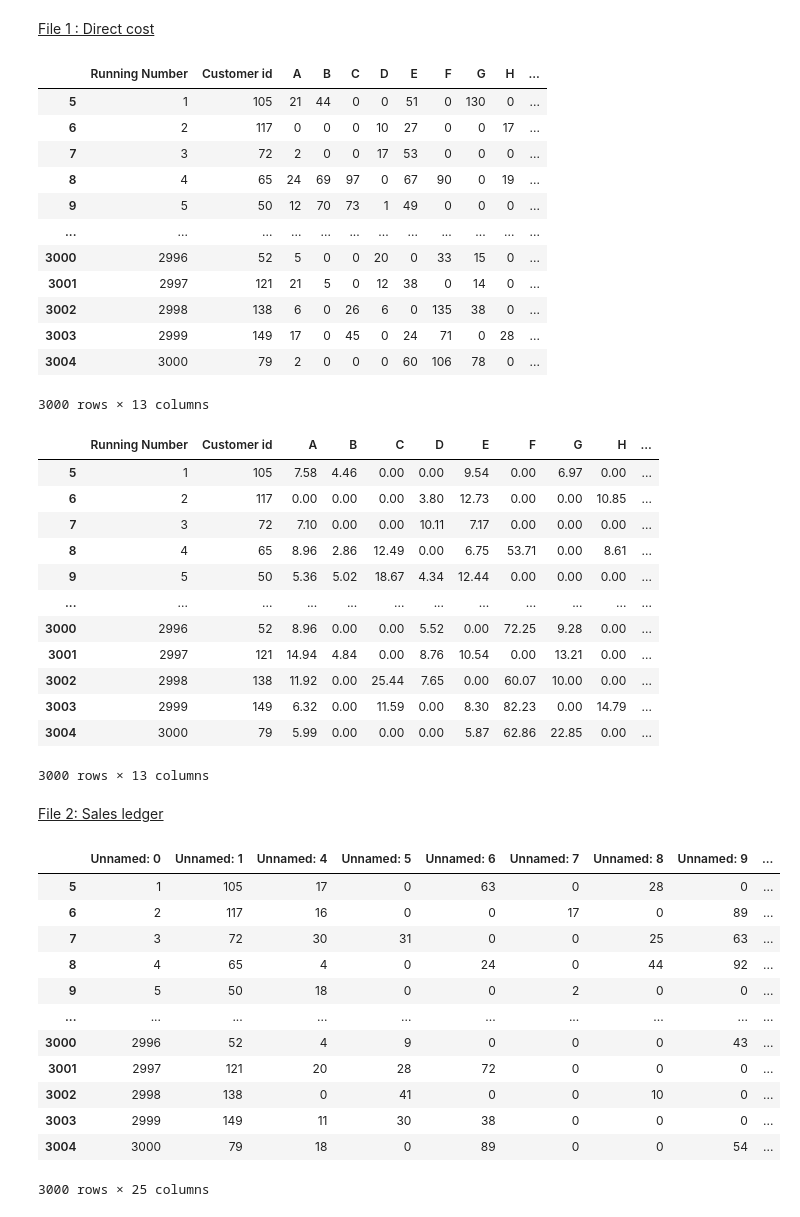
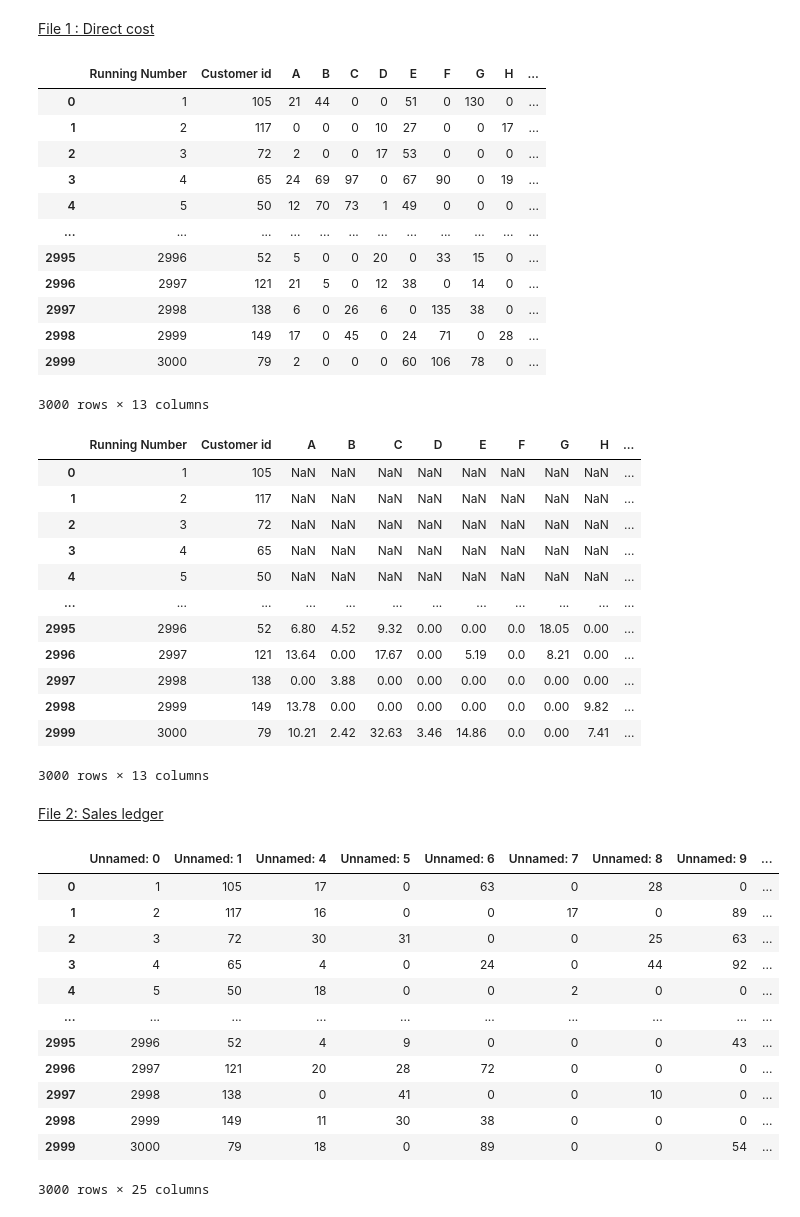
Before and after one commit to PaulineMalaguti/EBA3630, a Jupyter notebook: Customer Profitability Index/Problem 2/2customerprofitability.ipynb, the cells around one changed output. Cells and saved outputs as stored; diff of their text form; code cells hidden in the pictures.

```diff
--- a/Customer Profitability Index/Problem 2/2customerprofitability.ipynb
+++ b/Customer Profitability Index/Problem 2/2customerprofitability.ipynb
@@ -46,50 +46,52 @@ direct_cost.drop(direct_cost.head(5).index,inplace=True)
 direct_driver_used = direct_cost.iloc[:,:len(products)+2].copy()
 direct_driver_used.columns = col
 direct_driver_used = direct_driver_used.apply(lambda x: x.astype(np.int))
+direct_driver_used.reset_index(drop=True, inplace = True)
 direct_driver_used
 # %% [output]
 |  | Running Number | Customer id | A | B | C | D | E | F | G | H | ... |
-| 5 | 1 | 105 | 21 | 44 | 0 | 0 | 51 | 0 | 130 | 0 | ... |
-| 6 | 2 | 117 | 0 | 0 | 0 | 10 | 27 | 0 | 0 | 17 | ... |
-| 7 | 3 | 72 | 2 | 0 | 0 | 17 | 53 | 0 | 0 | 0 | ... |
-| 8 | 4 | 65 | 24 | 69 | 97 | 0 | 67 | 90 | 0 | 19 | ... |
-| 9 | 5 | 50 | 12 | 70 | 73 | 1 | 49 | 0 | 0 | 0 | ... |
+| 0 | 1 | 105 | 21 | 44 | 0 | 0 | 51 | 0 | 130 | 0 | ... |
+| 1 | 2 | 117 | 0 | 0 | 0 | 10 | 27 | 0 | 0 | 17 | ... |
+| 2 | 3 | 72 | 2 | 0 | 0 | 17 | 53 | 0 | 0 | 0 | ... |
+| 3 | 4 | 65 | 24 | 69 | 97 | 0 | 67 | 90 | 0 | 19 | ... |
+| 4 | 5 | 50 | 12 | 70 | 73 | 1 | 49 | 0 | 0 | 0 | ... |
 | ... | ... | ... | ... | ... | ... | ... | ... | ... | ... | ... | ... |
-| 3000 | 2996 | 52 | 5 | 0 | 0 | 20 | 0 | 33 | 15 | 0 | ... |
-| 3001 | 2997 | 121 | 21 | 5 | 0 | 12 | 38 | 0 | 14 | 0 | ... |
-| 3002 | 2998 | 138 | 6 | 0 | 26 | 6 | 0 | 135 | 38 | 0 | ... |
-| 3003 | 2999 | 149 | 17 | 0 | 45 | 0 | 24 | 71 | 0 | 28 | ... |
-| 3004 | 3000 | 79 | 2 | 0 | 0 | 0 | 60 | 106 | 78 | 0 | ... |
+| 2995 | 2996 | 52 | 5 | 0 | 0 | 20 | 0 | 33 | 15 | 0 | ... |
+| 2996 | 2997 | 121 | 21 | 5 | 0 | 12 | 38 | 0 | 14 | 0 | ... |
+| 2997 | 2998 | 138 | 6 | 0 | 26 | 6 | 0 | 135 | 38 | 0 | ... |
+| 2998 | 2999 | 149 | 17 | 0 | 45 | 0 | 24 | 71 | 0 | 28 | ... |
+| 2999 | 3000 | 79 | 2 | 0 | 0 | 0 | 60 | 106 | 78 | 0 | ... |
 3000 rows × 13 columns
 # %%
 #Dataframe for direct cost per component per order
 direct_cost_order_v1 = direct_cost.iloc[:,len(products)+2:len(products)*2+2].copy()
 info = pd.DataFrame(direct_driver_used[['Running Number', 'Customer id']])
 direct_cost_order = info.join(direct_cost_order_v1)
 direct_cost_order.columns = col
 
 # Clean the data by removing the euro, comma and - signs
 direct_cost_order= direct_cost_order.replace('\x80','',regex=True)
 direct_cost_order= direct_cost_order.replace(',','.',regex=True)
 direct_cost_order= direct_cost_order.replace('-',0,regex=True)
 
 # Convert all product columns to floats
 direct_cost_order[products] = direct_cost_order[products].apply(pd.to_numeric)
 direct_cost_order[direct_cost_order.select_dtypes(include = object).columns] = direct_cost_order.select_dtypes(include = object).apply(lambda x: x.astype(np.int))
+direct_cost_order.reset_index(drop=True, inplace = True)
 direct_cost_order
 # %% [output]
 |  | Running Number | Customer id | A | B | C | D | E | F | G | H | ... |
-| 5 | 1 | 105 | 7.58 | 4.46 | 0.00 | 0.00 | 9.54 | 0.00 | 6.97 | 0.00 | ... |
-| 6 | 2 | 117 | 0.00 | 0.00 | 0.00 | 3.80 | 12.73 | 0.00 | 0.00 | 10.85 | ... |
-| 7 | 3 | 72 | 7.10 | 0.00 | 0.00 | 10.11 | 7.17 | 0.00 | 0.00 | 0.00 | ... |
-| 8 | 4 | 65 | 8.96 | 2.86 | 12.49 | 0.00 | 6.75 | 53.71 | 0.00 | 8.61 | ... |
-| 9 | 5 | 50 | 5.36 | 5.02 | 18.67 | 4.34 | 12.44 | 0.00 | 0.00 | 0.00 | ... |
+| 0 | 1 | 105 | NaN | NaN | NaN | NaN | NaN | NaN | NaN | NaN | ... |
+| 1 | 2 | 117 | NaN | NaN | NaN | NaN | NaN | NaN | NaN | NaN | ... |
+| 2 | 3 | 72 | NaN | NaN | NaN | NaN | NaN | NaN | NaN | NaN | ... |
+| 3 | 4 | 65 | NaN | NaN | NaN | NaN | NaN | NaN | NaN | NaN | ... |
+| 4 | 5 | 50 | NaN | NaN | NaN | NaN | NaN | NaN | NaN | NaN | ... |
 | ... | ... | ... | ... | ... | ... | ... | ... | ... | ... | ... | ... |
-| 3000 | 2996 | 52 | 8.96 | 0.00 | 0.00 | 5.52 | 0.00 | 72.25 | 9.28 | 0.00 | ... |
-| 3001 | 2997 | 121 | 14.94 | 4.84 | 0.00 | 8.76 | 10.54 | 0.00 | 13.21 | 0.00 | ... |
-| 3002 | 2998 | 138 | 11.92 | 0.00 | 25.44 | 7.65 | 0.00 | 60.07 | 10.00 | 0.00 | ... |
-| 3003 | 2999 | 149 | 6.32 | 0.00 | 11.59 | 0.00 | 8.30 | 82.23 | 0.00 | 14.79 | ... |
-| 3004 | 3000 | 79 | 5.99 | 0.00 | 0.00 | 0.00 | 5.87 | 62.86 | 22.85 | 0.00 | ... |
+| 2995 | 2996 | 52 | 6.80 | 4.52 | 9.32 | 0.00 | 0.00 | 0.0 | 18.05 | 0.00 | ... |
+| 2996 | 2997 | 121 | 13.64 | 0.00 | 17.67 | 0.00 | 5.19 | 0.0 | 8.21 | 0.00 | ... |
+| 2997 | 2998 | 138 | 0.00 | 3.88 | 0.00 | 0.00 | 0.00 | 0.0 | 0.00 | 0.00 | ... |
+| 2998 | 2999 | 149 | 13.78 | 0.00 | 0.00 | 0.00 | 0.00 | 0.0 | 0.00 | 9.82 | ... |
+| 2999 | 3000 | 79 | 10.21 | 2.42 | 32.63 | 3.46 | 14.86 | 0.0 | 0.00 | 7.41 | ... |
 3000 rows × 13 columns
 # %% [markdown]
 <u> File 2: Sales ledger </u>
@@ -99,20 +101,21 @@ sales_ledger.dropna(axis = 0, how = 'all', inplace = True)
 sales_ledger.dropna(axis = 1, how = 'all', inplace = True)
 sales_ledger.drop(sales_ledger.tail(1).index,inplace=True)
 sales_ledger.drop(sales_ledger.head(2).index,inplace=True)
+sales_ledger.reset_index(drop=True, inplace = True)
 sales_ledger
 # %% [output]
 |  | Unnamed: 0 | Unnamed: 1 | Unnamed: 4 | Unnamed: 5 | Unnamed: 6 | Unnamed: 7 | Unnamed: 8 | Unnamed: 9 | ... |
-| 5 | 1 | 105 | 17 | 0 | 63 | 0 | 28 | 0 | ... |
-| 6 | 2 | 117 | 16 | 0 | 0 | 17 | 0 | 89 | ... |
-| 7 | 3 | 72 | 30 | 31 | 0 | 0 | 25 | 63 | ... |
-| 8 | 4 | 65 | 4 | 0 | 24 | 0 | 44 | 92 | ... |
-| 9 | 5 | 50 | 18 | 0 | 0 | 2 | 0 | 0 | ... |
+| 0 | 1 | 105 | 17 | 0 | 63 | 0 | 28 | 0 | ... |
+| 1 | 2 | 117 | 16 | 0 | 0 | 17 | 0 | 89 | ... |
+| 2 | 3 | 72 | 30 | 31 | 0 | 0 | 25 | 63 | ... |
+| 3 | 4 | 65 | 4 | 0 | 24 | 0 | 44 | 92 | ... |
+| 4 | 5 | 50 | 18 | 0 | 0 | 2 | 0 | 0 | ... |
 | ... | ... | ... | ... | ... | ... | ... | ... | ... | ... |
-| 3000 | 2996 | 52 | 4 | 9 | 0 | 0 | 0 | 43 | ... |
-| 3001 | 2997 | 121 | 20 | 28 | 72 | 0 | 0 | 0 | ... |
-| 3002 | 2998 | 138 | 0 | 41 | 0 | 0 | 10 | 0 | ... |
-| 3003 | 2999 | 149 | 11 | 30 | 38 | 0 | 0 | 0 | ... |
-| 3004 | 3000 | 79 | 18 | 0 | 89 | 0 | 0 | 54 | ... |
+| 2995 | 2996 | 52 | 4 | 9 | 0 | 0 | 0 | 43 | ... |
+| 2996 | 2997 | 121 | 20 | 28 | 72 | 0 | 0 | 0 | ... |
+| 2997 | 2998 | 138 | 0 | 41 | 0 | 0 | 10 | 0 | ... |
+| 2998 | 2999 | 149 | 11 | 30 | 38 | 0 | 0 | 0 | ... |
+| 2999 | 3000 | 79 | 18 | 0 | 89 | 0 | 0 | 54 | ... |
 3000 rows × 25 columns
 # %%
 # Create a dataframe for the units sold
```
Also changed, not shown: parts of 7 cells of this notebook.
